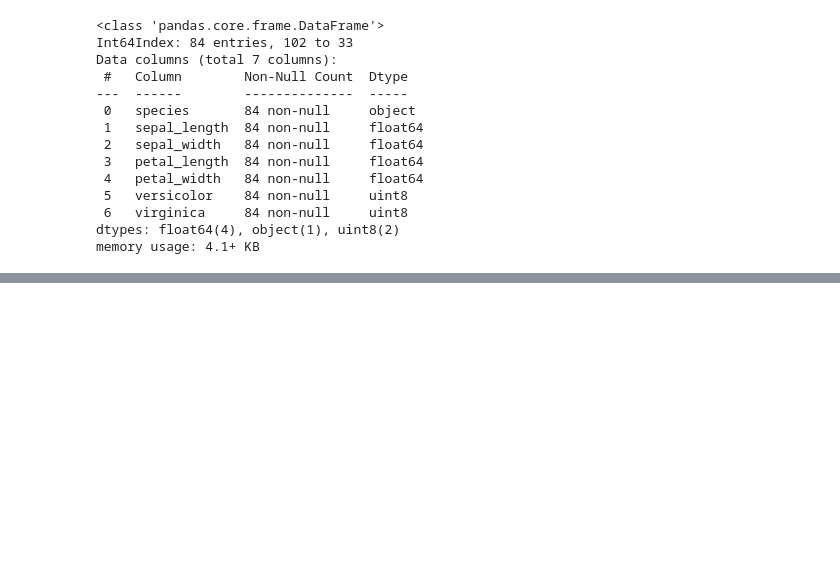
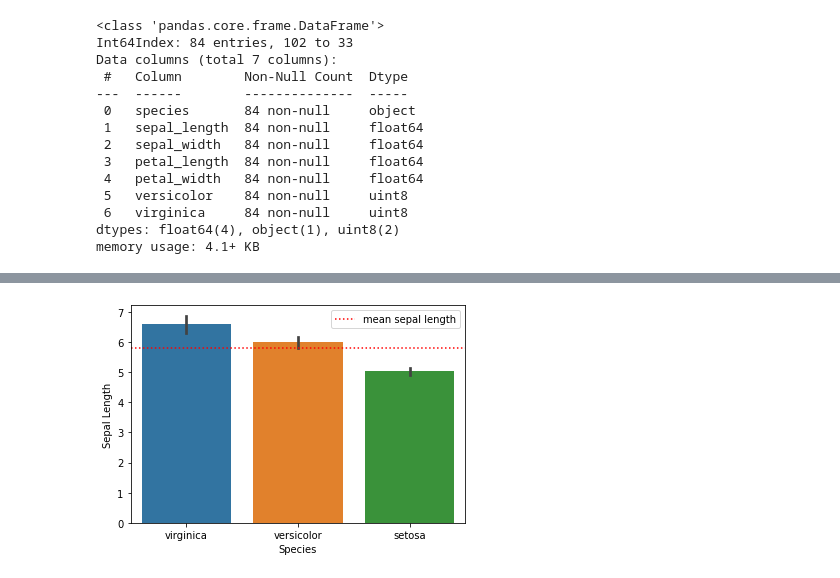
Before and after one commit to BraedenWright/classification-exercises, a Jupyter notebook: classification_exercises.ipynb, the cells around one changed output, grey strips where cells are left out. Drawn from its saved outputs; the diff is of its cells as text; code cells hidden in the pictures; blank space fills up the shorter version.

```diff
--- a/classification_exercises.ipynb
+++ b/classification_exercises.ipynb
@@ -924,0 +967,11 @@ TypeError: Horizontal orientation requires numeric `x` variable.
+# %%
+sns.barplot(x="species", y="sepal_length", data=train)
+plt.axhline(train.sepal_length.mean(), label="mean sepal length", color='red', linestyle='dotted')
+plt.xlabel('Species')
+plt.ylabel('Sepal Length')
+plt.legend()
+plt.show()
+
+# graph shows Virginica as having the highest sepal length mean
+# %% [output]
+[figure, added]
```
Also changed, not shown: parts of 23 cells of this notebook, 1 other file.
